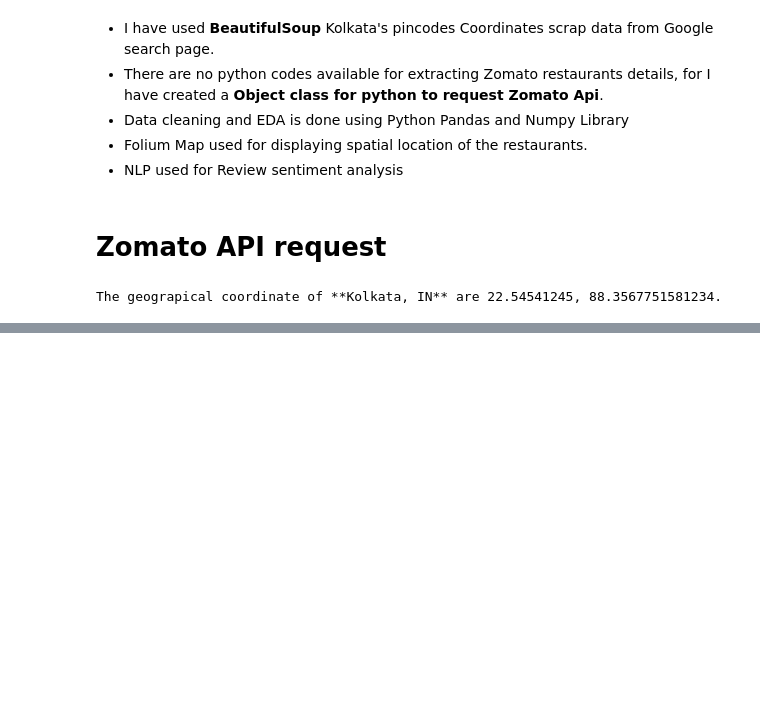
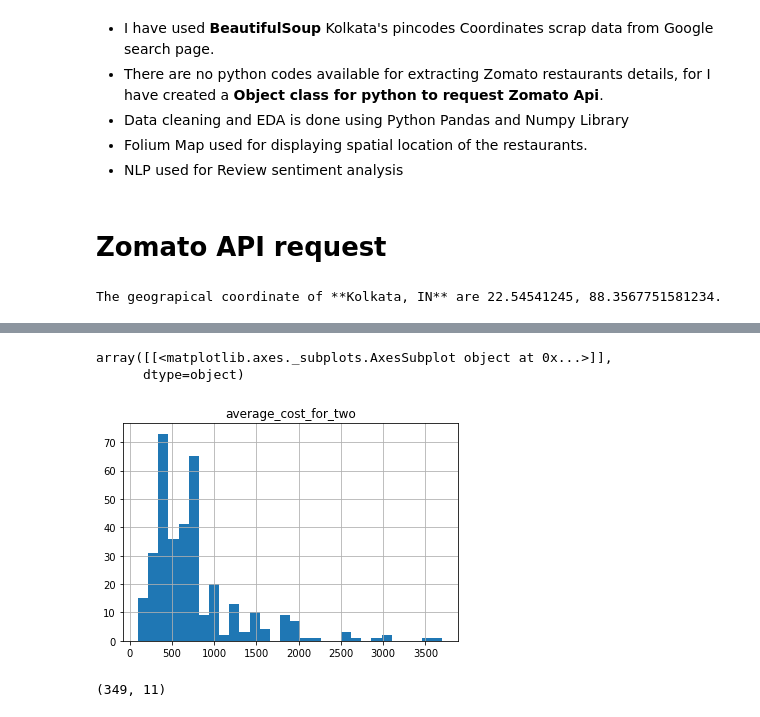
Before and after one commit to recervictory/Coursera_Capstone, a Jupyter notebook: Week 4/Kolkata-Battle-of-Neighborhoods.ipynb, the cells around one changed output, grey strips where cells are left out. Drawn from its saved outputs; the diff is of its cells as text; code cells hidden in the pictures; blank space fills up the shorter version.

```diff
--- a/Week 4/Kolkata-Battle-of-Neighborhoods.ipynb
+++ b/Week 4/Kolkata-Battle-of-Neighborhoods.ipynb
@@ -238,0 +378,6 @@ base_map
+# %%
+restaurants = pd.read_csv('resturent_details.csv',index_col=0)
+# Zipcode drop for nan values
+restaurants.drop('zipcode',inplace=True,axis=1)
+restaurants.set_index('id',inplace=True)
+restaurants.head()
@@ -238,0 +392,6 @@ base_map
+# %%
+restaurants[['average_cost_for_two']]
+# %% [output]
+array([[<matplotlib.axes._subplots.AxesSubplot object at 0x...>]],
+      dtype=object)
+[figure, added]
@@ -238,0 +402,4 @@ base_map
+# %%
+restaurants.shape
+# %% [output]
+(349, 11)
```
Also changed, not shown: parts of 44 cells of this notebook, 18 other files.
